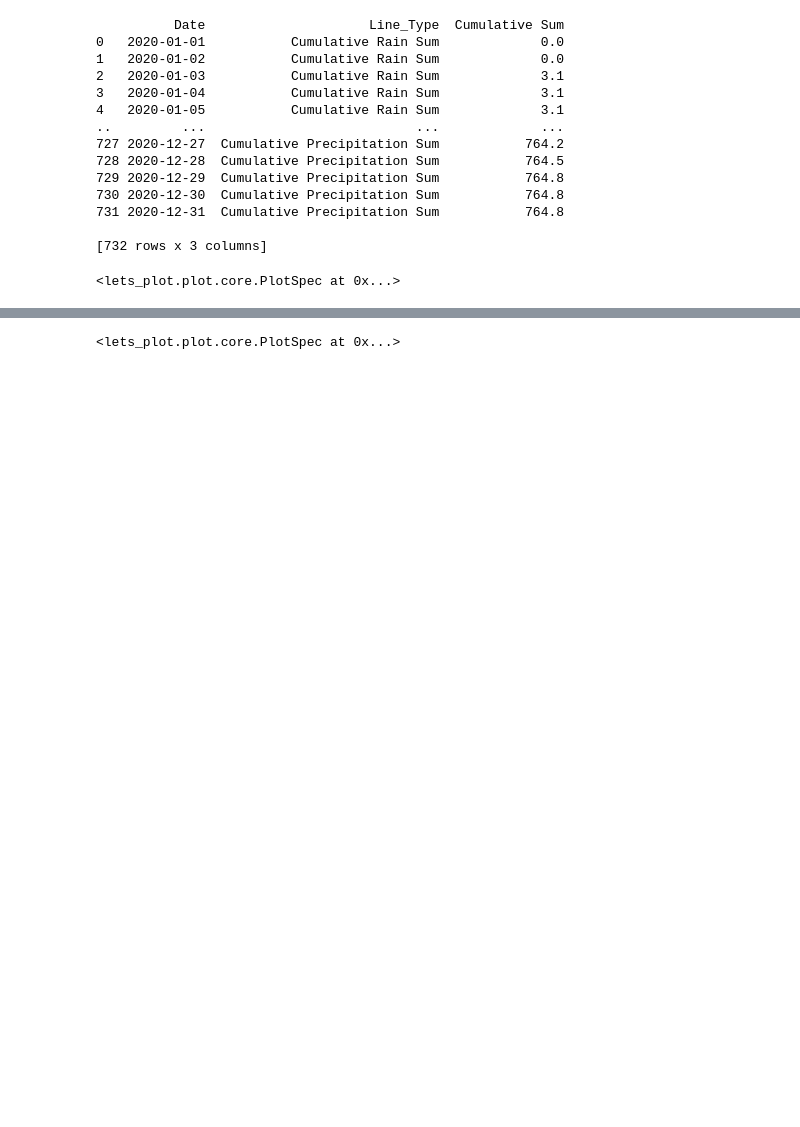
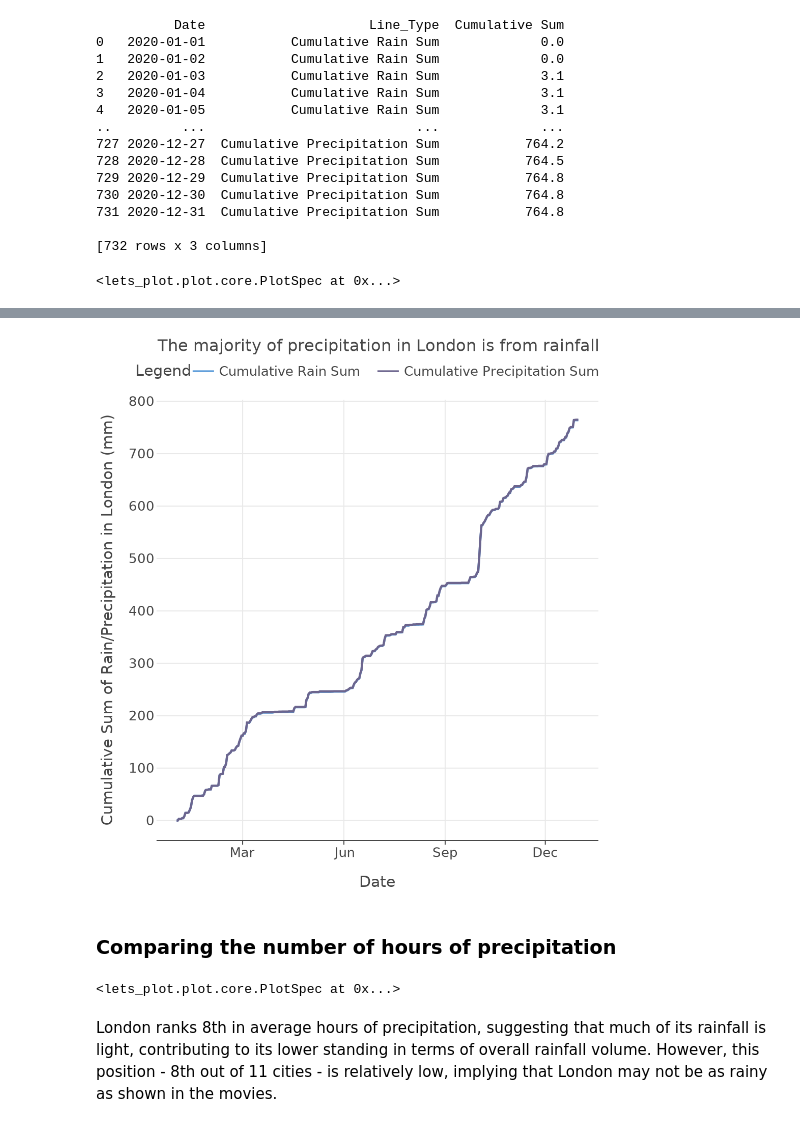
Before and after one commit to lse-ds105/ds105a-2024-w06-summative-rachel-andrsn, a Jupyter notebook: code/NB02 - Data Analysis.ipynb, the cells around one changed output, grey strips where cells are left out. Drawn from its saved outputs; the diff is of its cells as text; code cells hidden in the pictures; blank space fills up the shorter version.

```diff
--- a/code/NB02 - Data Analysis.ipynb
+++ b/code/NB02 - Data Analysis.ipynb
@@ -261,3 +292,9 @@ The above visualisation shows that the large majority of precipitation in the Lo
+# %%
+Image(filename='../figures/preciprain.png')
+# %% [output]
+[figure, added]
+# %% [markdown]
+### Comparing the number of hours of precipitation
 # %%
 # Selecting the relevant columns
 precip_hrs = all_data[['City', 'Precipitation Hours', 'Year']]
@@ -281,2 +321,4 @@ ggplot(average_annual_precip_hrs, aes(x='City', y='Average_Annual_Precipitation_
 # %% [output]
 <lets_plot.plot.core.PlotSpec at 0x...>
+# %% [markdown]
+London ranks 8th in average hours of precipitation, suggesting that much of its rainfall is light, contributing to its lower standing in terms of overall rainfall volume. However, this position - 8th out of 11 cities - is relatively low, implying that London may not be as rainy as shown in the movies.
```
Also changed, not shown: parts of 18 cells of this notebook, 7 other files.
